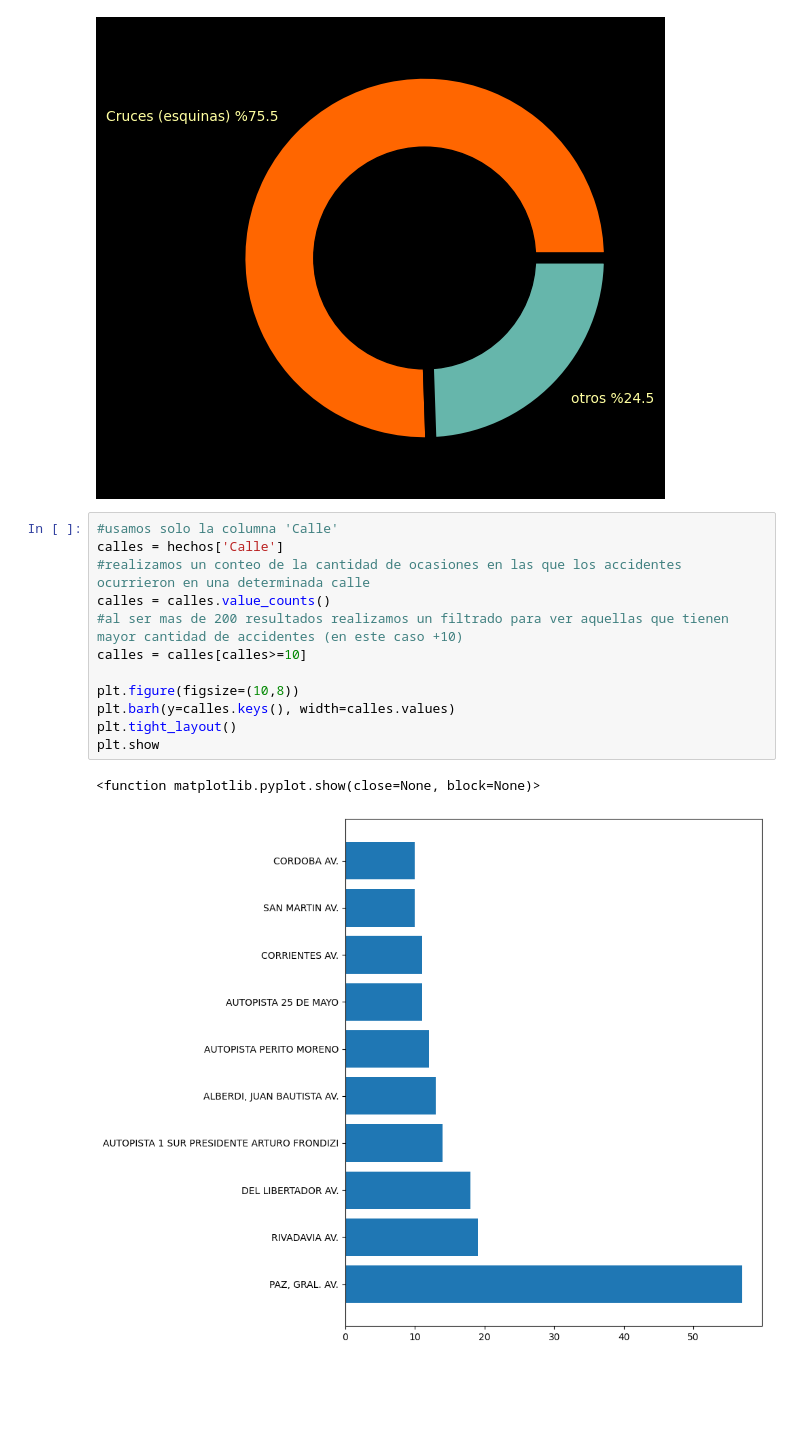
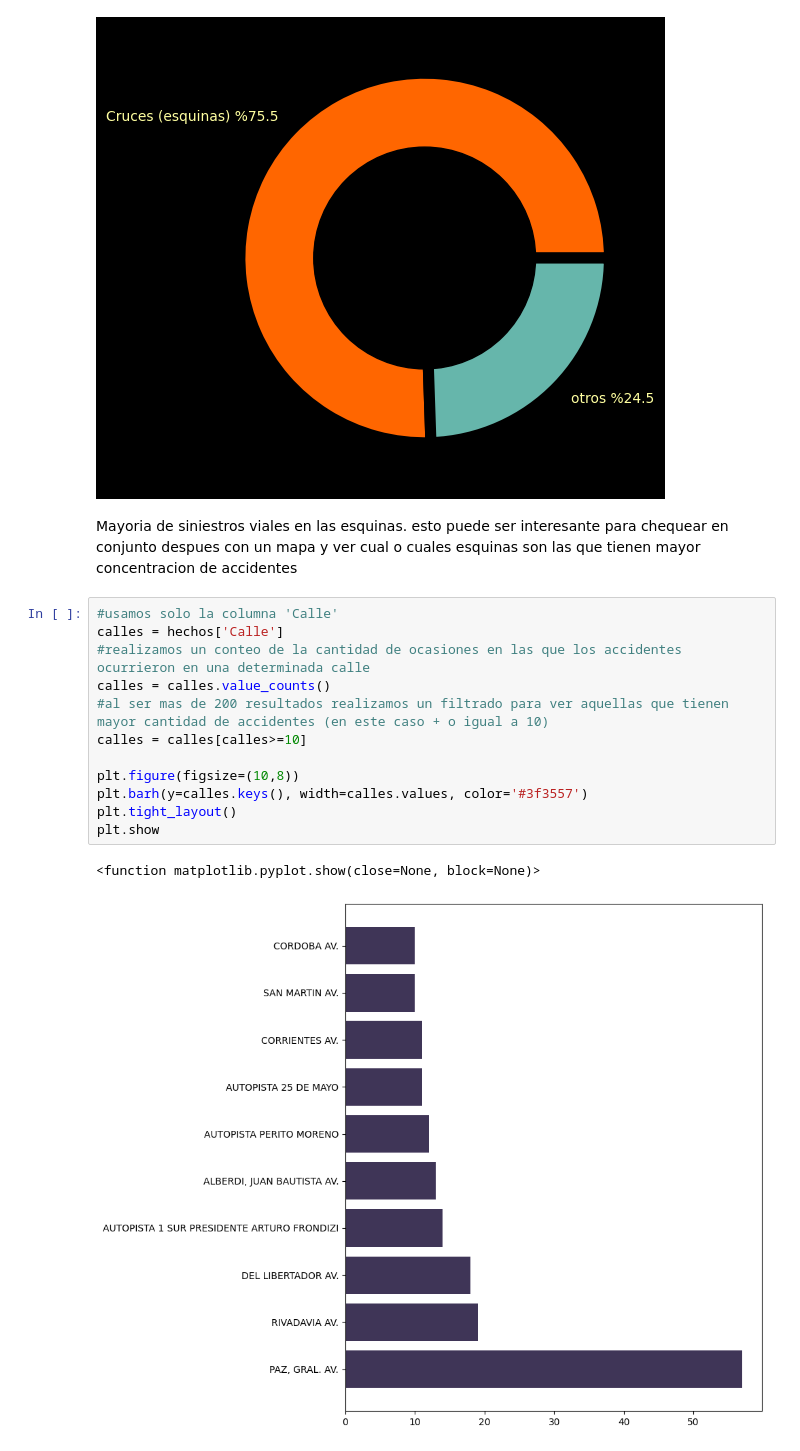
Before and after one commit to matiasbarriosled/PiDa2, a Jupyter notebook: EDA/EDA.ipynb, the cells around one changed output. Saved outputs shown, nothing was run; the diff lists cells and outputs as text; blank space fills up the shorter version.

```diff
--- a/EDA/EDA.ipynb
+++ b/EDA/EDA.ipynb
@@ -235,18 +252,20 @@ p.gca().add_artist(circulo)
 plt.show()
 # %% [output]
 [figure]
+# %% [markdown]
+Mayoria de siniestros viales en las esquinas. esto puede ser interesante para chequear en conjunto despues con un mapa y ver cual o cuales esquinas son las que tienen mayor concentracion de accidentes
 # %%
 #usamos solo la columna 'Calle'
 calles = hechos['Calle']
 #realizamos un conteo de la cantidad de ocasiones en las que los accidentes ocurrieron en una determinada calle
 calles = calles.value_counts()
-#al ser mas de 200 resultados realizamos un filtrado para ver aquellas que tienen mayor cantidad de accidentes (en este caso +10)
+#al ser mas de 200 resultados realizamos un filtrado para ver aquellas que tienen mayor cantidad de accidentes (en este caso + o igual a 10)
 calles = calles[calles>=10]
 
 plt.figure(figsize=(10,8))
-plt.barh(y=calles.keys(), width=calles.values)
+plt.barh(y=calles.keys(), width=calles.values, color='#3f3557')
 plt.tight_layout()
 plt.show
 # %% [output]
 <function matplotlib.pyplot.show(close=None, block=None)>
-[figure, old version]
+[figure, new version]
```
Also changed, not shown: parts of 12 cells of this notebook, 2 other files.
